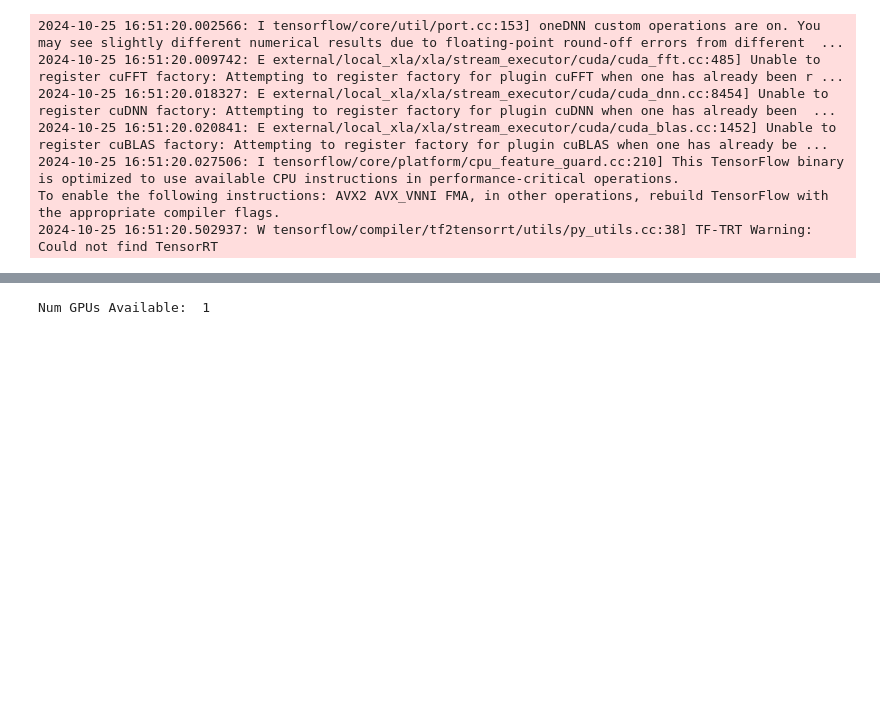
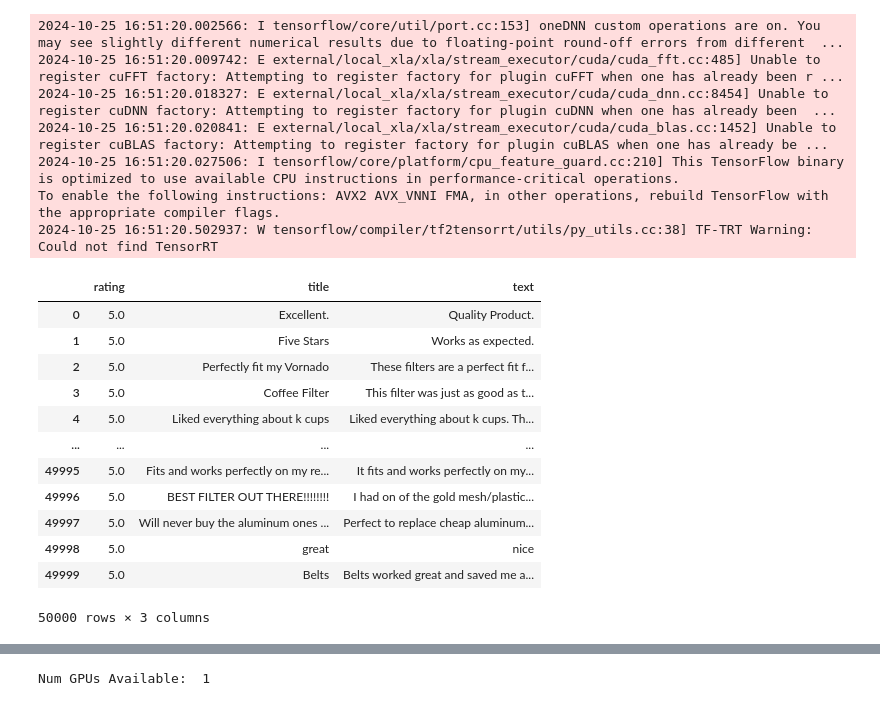
Before and after one commit to gisellegomezp/Project3, a Jupyter notebook: Lonnie/Roberto Test 1.ipynb, the cells around one changed output, grey strips where cells are left out. Drawn from its saved outputs; the diff is of its cells as text; code cells hidden in the pictures; blank space fills up the shorter version.

```diff
--- a/Lonnie/Roberto Test 1.ipynb
+++ b/Lonnie/Roberto Test 1.ipynb
@@ -127,3 +127,19 @@ import pandas as pd
 2024-10-25 16:51:20.027506: I tensorflow/core/platform/cpu_feature_guard.cc:210] This TensorFlow binary is optimized to use available CPU instructions in performance-critical operations.
 To enable the following instructions: AVX2 AVX_VNNI FMA, in other operations, rebuild TensorFlow with the appropriate compiler flags.
 2024-10-25 16:51:20.502937: W tensorflow/compiler/tf2tensorrt/utils/py_utils.cc:38] TF-TRT Warning: Could not find TensorRT
+# %%
+df
+# %% [output]
+|  | rating | title | text |
+| 0 | 5.0 | Excellent. | Quality Product. |
+| 1 | 5.0 | Five Stars | Works as expected. |
+| 2 | 5.0 | Perfectly fit my Vornado | These filters are a perfect fit f... |
+| 3 | 5.0 | Coffee Filter | This filter was just as good as t... |
+| 4 | 5.0 | Liked everything about k cups | Liked everything about k cups. Th... |
+| ... | ... | ... | ... |
+| 49995 | 5.0 | Fits and works perfectly on my re... | It fits and works perfectly on my... |
+| 49996 | 5.0 | BEST FILTER OUT THERE!!!!!!!! | I had on of the gold mesh/plastic... |
+| 49997 | 5.0 | Will never buy the aluminum ones ... | Perfect to replace cheap aluminum... |
+| 49998 | 5.0 | great | nice |
+| 49999 | 5.0 | Belts | Belts worked great and saved me a... |
+50000 rows × 3 columns
```
Also changed, not shown: parts of 4 cells of this notebook.
